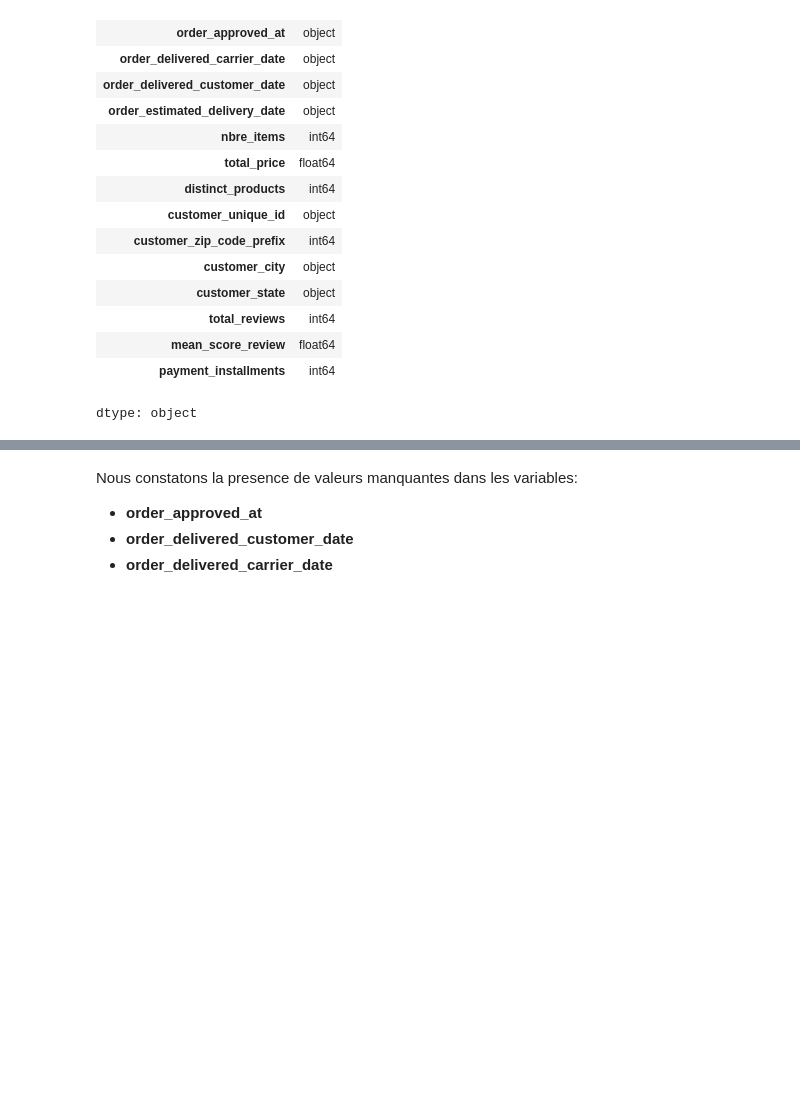
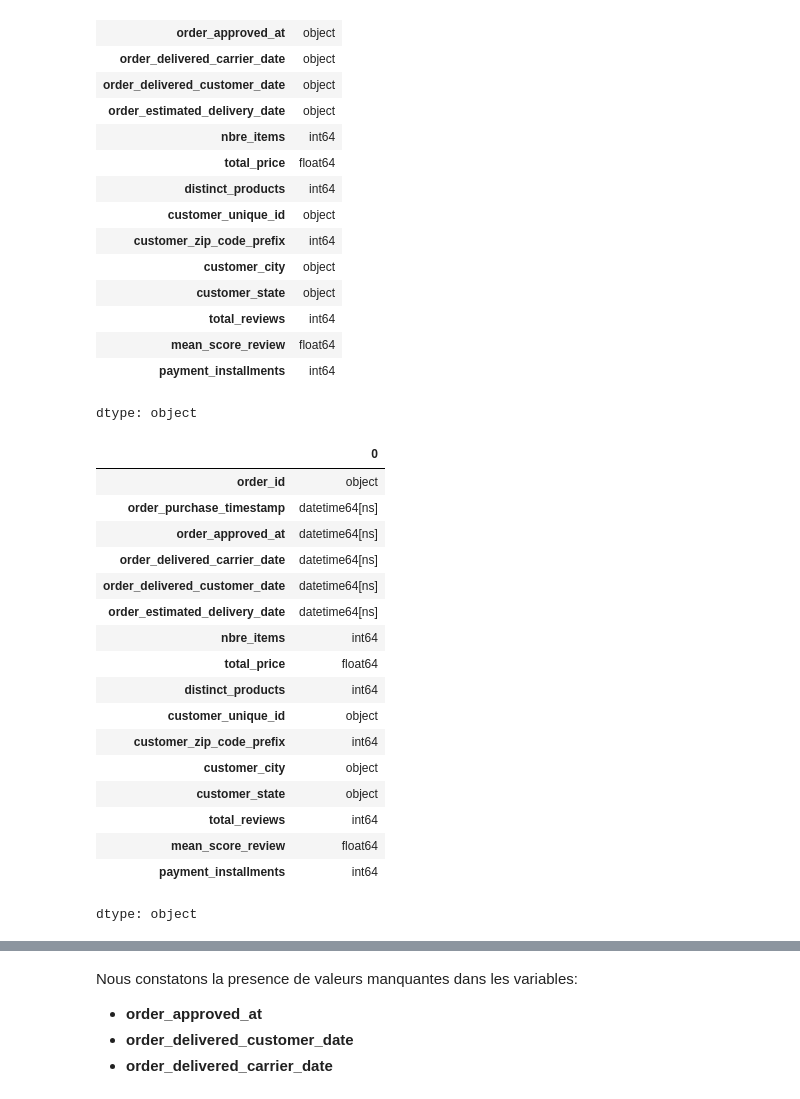
Before and after one commit to amadousysada/ecommerce-customer-segmentation, a Jupyter notebook: main.ipynb, the cells around one changed output, grey strips where cells are left out. Drawn from its saved outputs; the diff is of its cells as text; code cells hidden in the pictures; blank space fills up the shorter version.

```diff
--- a/main.ipynb
+++ b/main.ipynb
@@ -194,3 +204,24 @@ dtype: object
+# %%
+data.dtypes
+# %% [output]
+|  | 0 |
+| order_id | object |
+| order_purchase_timestamp | datetime64[ns] |
+| order_approved_at | datetime64[ns] |
+| order_delivered_carrier_date | datetime64[ns] |
+| order_delivered_customer_date | datetime64[ns] |
+| order_estimated_delivery_date | datetime64[ns] |
+| nbre_items | int64 |
+| total_price | float64 |
+| distinct_products | int64 |
+| customer_unique_id | object |
+| customer_zip_code_prefix | int64 |
+| customer_city | object |
+| customer_state | object |
+| total_reviews | int64 |
+| mean_score_review | float64 |
+| payment_installments | int64 |
+dtype: object
 # %%
 dtype_counts = data.dtypes.value_counts()
 
```
Also changed, not shown: parts of 9 cells of this notebook.
